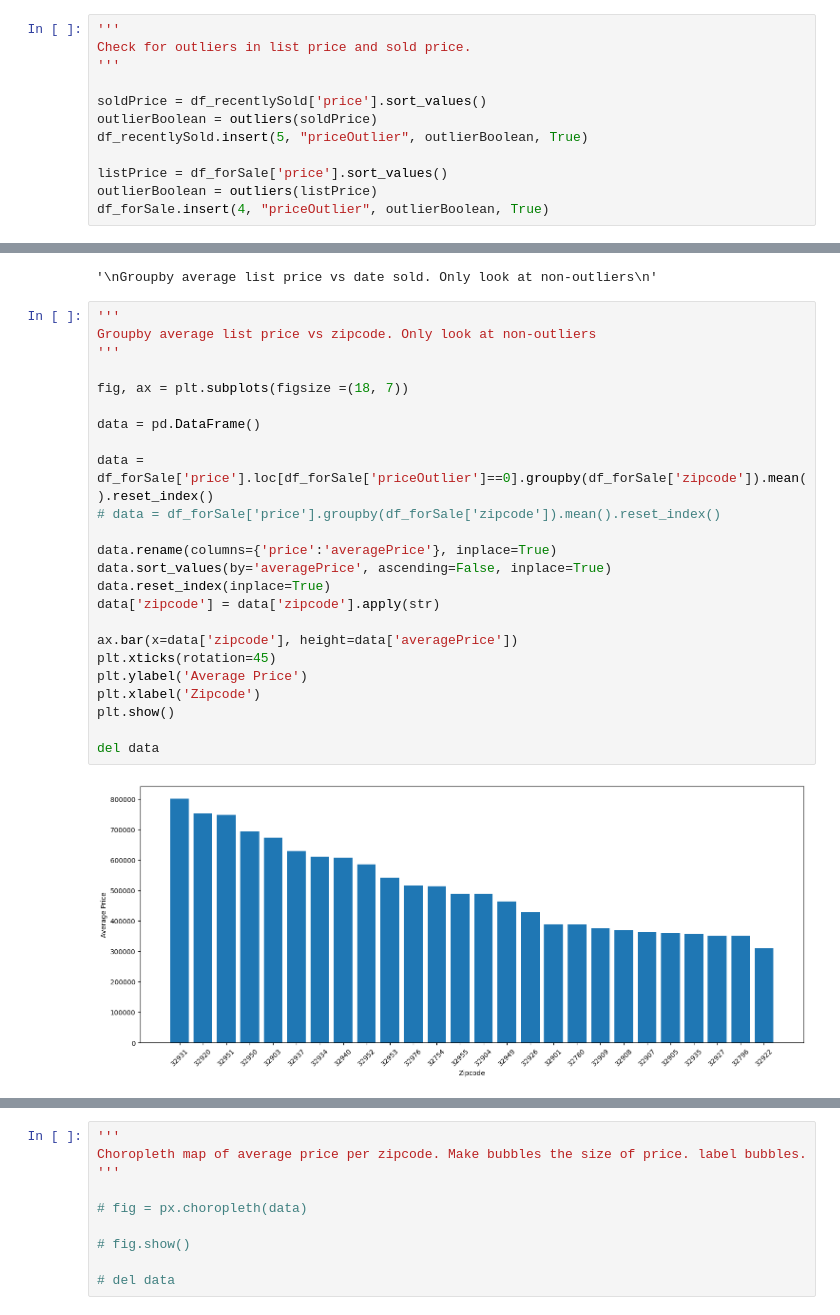
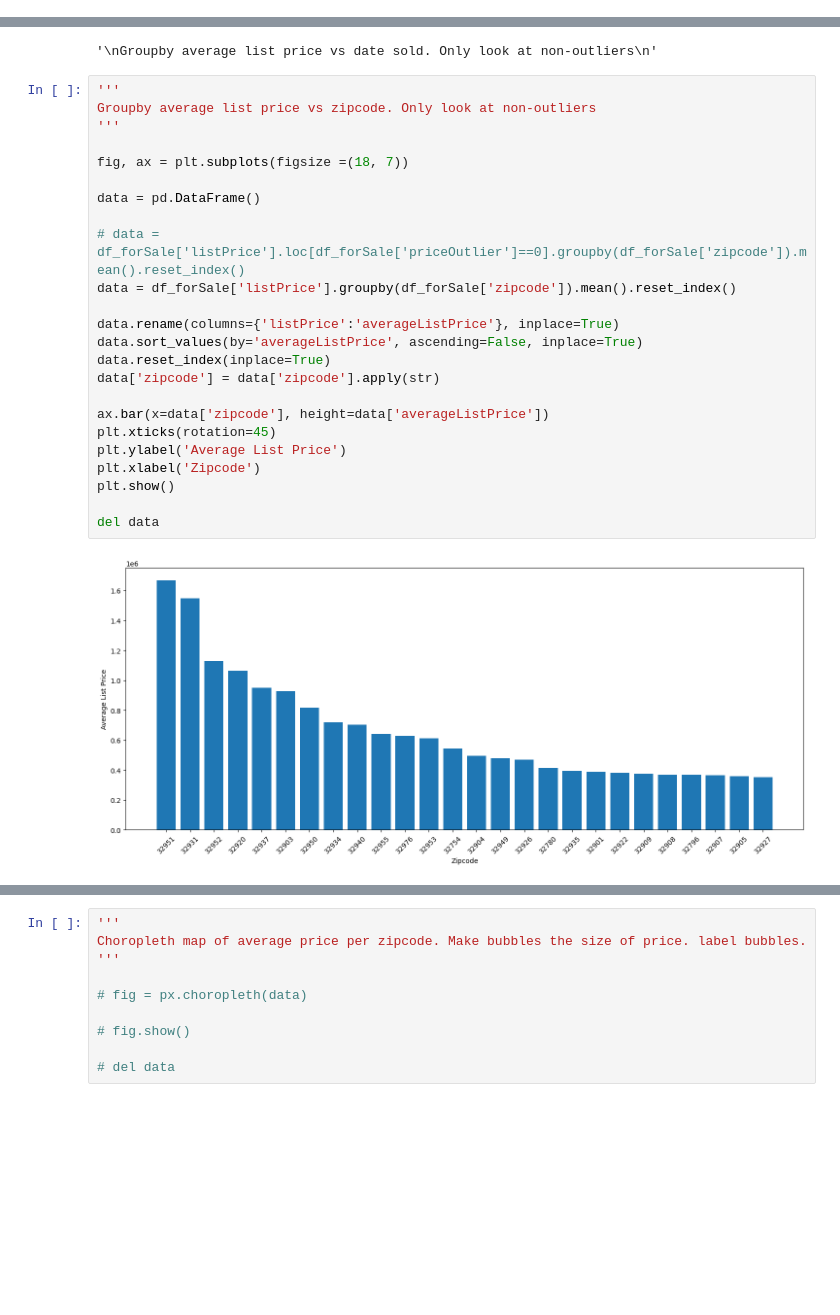
Before and after one commit to Jonathan-Tiede/RealEstate_Recommender, a Jupyter notebook: dataEDA.ipynb, the cells around one changed output, grey strips where cells are left out. Drawn from its saved outputs; the diff is of its cells as text; blank space fills up the shorter version.

```diff
--- a/dataEDA.ipynb
+++ b/dataEDA.ipynb
@@ -54,15 +30,3 @@ df_recentlySold = pd.read_csv('cleaned_recentlySold_data.csv', index_col=0)
 
 df_recentlySold['dateSold'] = pd.to_datetime(df_recentlySold['dateSoldString'])
 df_recentlySold.drop('dateSoldString', axis=1, inplace=True)
-# %%
-'''
-Check for outliers in list price and sold price.
-'''
-
-soldPrice = df_recentlySold['price'].sort_values()
-outlierBoolean = outliers(soldPrice)
-df_recentlySold.insert(5, "priceOutlier", outlierBoolean, True)
-
-listPrice = df_forSale['price'].sort_values()
-outlierBoolean = outliers(listPrice)
-df_forSale.insert(4, "priceOutlier", outlierBoolean, True)
@@ -230,29 +184,29 @@ Groupby average list price vs date sold. Only look at non-outliers
 # %%
 '''
 Groupby average list price vs zipcode. Only look at non-outliers
 '''
 
 fig, ax = plt.subplots(figsize =(18, 7))
 
 data = pd.DataFrame()
 
-data = df_forSale['price'].loc[df_forSale['priceOutlier']==0].groupby(df_forSale['zipcode']).mean().reset_index()
-# data = df_forSale['price'].groupby(df_forSale['zipcode']).mean().reset_index()
+# data = df_forSale['listPrice'].loc[df_forSale['priceOutlier']==0].groupby(df_forSale['zipcode']).mean().reset_index()
+data = df_forSale['listPrice'].groupby(df_forSale['zipcode']).mean().reset_index()
 
-data.rename(columns={'price':'averagePrice'}, inplace=True)
-data.sort_values(by='averagePrice', ascending=False, inplace=True)
+data.rename(columns={'listPrice':'averageListPrice'}, inplace=True)
+data.sort_values(by='averageListPrice', ascending=False, inplace=True)
 data.reset_index(inplace=True)
 data['zipcode'] = data['zipcode'].apply(str)
 
-ax.bar(x=data['zipcode'], height=data['averagePrice'])
+ax.bar(x=data['zipcode'], height=data['averageListPrice'])
 plt.xticks(rotation=45)
-plt.ylabel('Average Price')
+plt.ylabel('Average List Price')
 plt.xlabel('Zipcode')
 plt.show()
 
 del data
 # %% [output]
-[figure, old version]
+[figure, new version]
 # %%
 '''
 Groupby average list price vs zipcode. Only look at non-outliers
```
Also changed, not shown: parts of 14 cells of this notebook, 5 other files.
